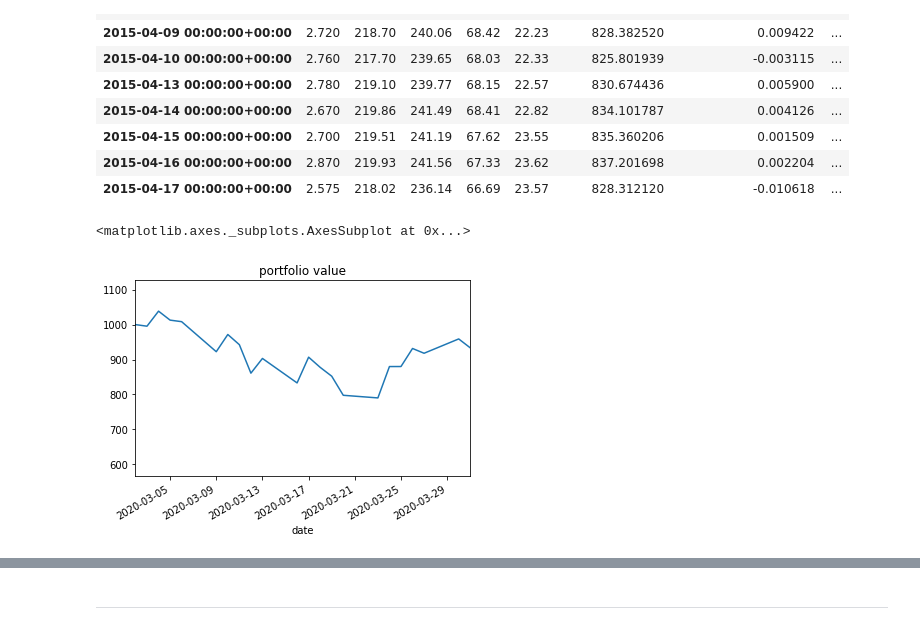
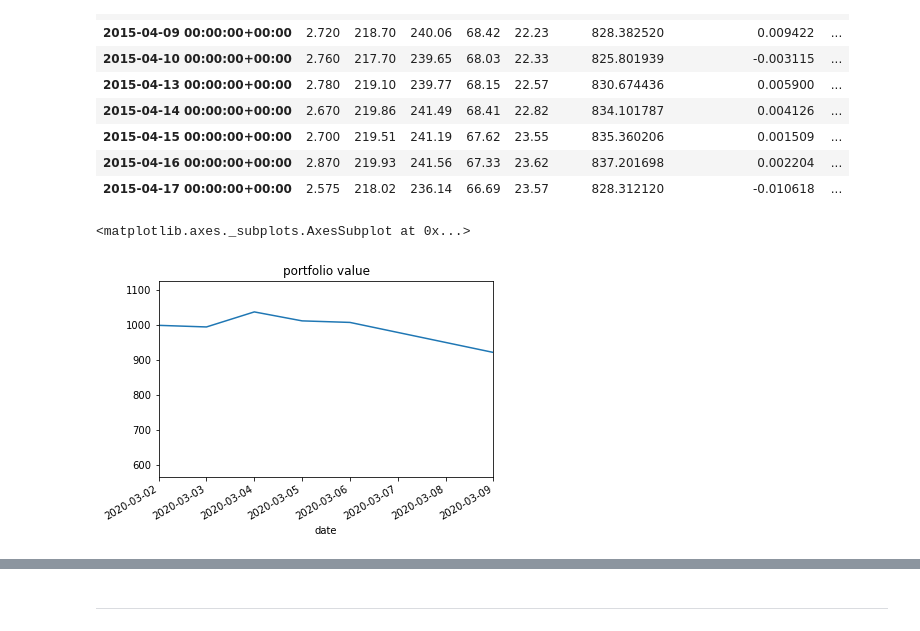
Before and after one commit to sselvakularanjan/FinTech-Project-2, a Jupyter notebook: jjp-MSR-MoM-01.ipynb, the cells around one changed output, grey strips where cells are left out. Drawn from its saved outputs; the diff is of its cells as text; code cells hidden in the pictures.

Commit message:
added updates for week 2 and changed graph views

```diff
--- a/jjp-MSR-MoM-01.ipynb
+++ b/jjp-MSR-MoM-01.ipynb
@@ -347,10 +347,11 @@ short_stocks.head(10)
 # %%
 #create csv of close prices and portfolio weight for chosen stocks
 #mid_stocks.to_csv('Resources/sp500_mom_mid.csv')
+short_stocks.dropna(inplace=True)
 short_stocks.to_csv('Resources/sp500_mom_short.csv')
 # %%
 #chart results
-short_stocks.portfolio_value.plot(title="portfolio value",xlim=("2020-03-02 00:00:00+00:00","2020-03-31 00:00:00+00:00"))
+short_stocks.portfolio_value.plot(title="portfolio value",xlim=("2020-03-02 00:00:00+00:00","2020-03-09 00:00:00+00:00"))
 # %% [output]
 <matplotlib.axes._subplots.AxesSubplot at 0x...>
-[figure, old version]
+[figure, new version]
```
Also changed, not shown: parts of 20 cells of this notebook, 1 other file.
